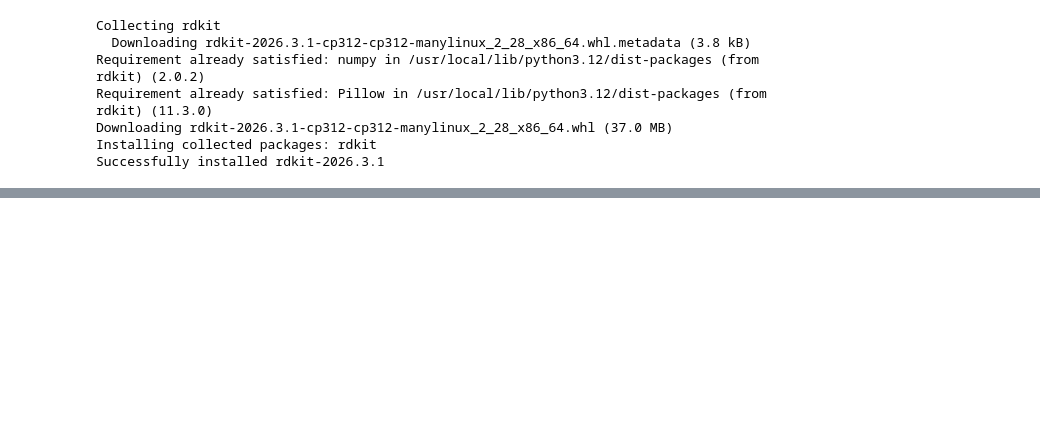
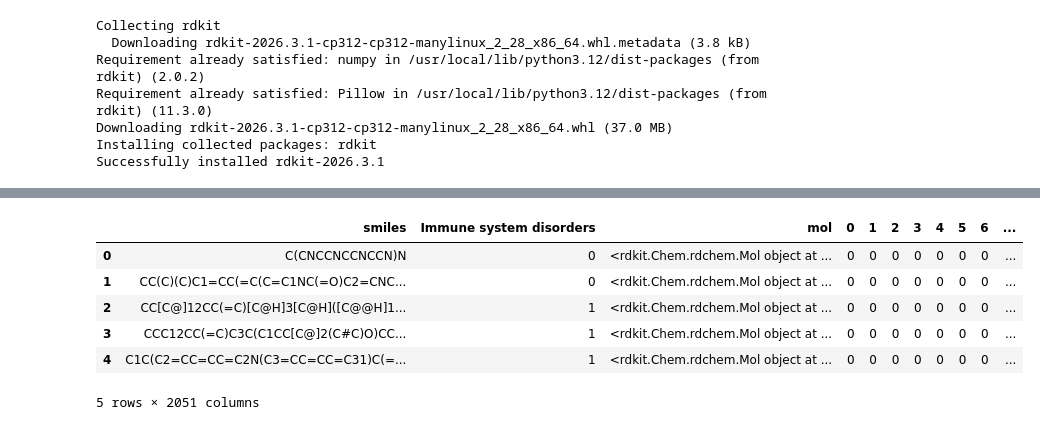
Before and after one commit to alyacipta/AI-Data-Projects, a Jupyter notebook: RDKIT-Python/Immune_System_LOA_Ensemble.ipynb, the cells around one changed output, grey strips where cells are left out. Drawn from its saved outputs; the diff is of its cells as text; code cells hidden in the pictures; blank space fills up the shorter version.

```diff
--- a/RDKIT-Python/Immune_System_LOA_Ensemble.ipynb
+++ b/RDKIT-Python/Immune_System_LOA_Ensemble.ipynb
@@ -23,0 +35,3 @@ m
+# %%
+print(df.columns)
+df = df[['smiles', 'Immune system disorders']]
@@ -23,0 +58,2 @@ m
+# %%
+df = df.dropna(subset=['smiles'])
@@ -23,0 +98,2 @@ m
+# %%
+df = df.dropna(subset=['mol'])
@@ -23,0 +122,10 @@ m
+# %%
+df_mf = []
+for mol in df['mol']:
+  mf_bitvector = AllChem.GetMorganFingerprintAsBitVect(mol, radius=1, nBits = 2048)
+  arr = np.zeros((0,), dtype=np.int8)
+  # convert the RDKit explicit vectors into numpy arrays
+  DataStructs.ConvertToNumpyArray(mf_bitvector,arr)
+  df_mf.append(arr)
+
+MF = pd.concat([df, pd.DataFrame(df_mf)], axis=1)
@@ -23,0 +150,10 @@ m
+# %%
+MF.head()
+# %% [output]
+|  | smiles | Immune system disorders | mol | 0 | 1 | 2 | 3 | 4 | 5 | 6 | ... |
+| 0 | C(CNCCNCCNCCN)N | 0 | <rdkit.Chem.rdchem.Mol object at ... | 0 | 0 | 0 | 0 | 0 | 0 | 0 | ... |
+| 1 | CC(C)(C)C1=CC(=C(C=C1NC(=O)C2=CNC... | 0 | <rdkit.Chem.rdchem.Mol object at ... | 0 | 0 | 0 | 0 | 0 | 0 | 0 | ... |
+| 2 | CC[C@]12CC(=C)[C@H]3[C@H]([C@@H]1... | 1 | <rdkit.Chem.rdchem.Mol object at ... | 0 | 0 | 0 | 0 | 0 | 0 | 0 | ... |
+| 3 | CCC12CC(=C)C3C(C1CC[C@]2(C#C)O)CC... | 1 | <rdkit.Chem.rdchem.Mol object at ... | 0 | 0 | 0 | 0 | 0 | 0 | 0 | ... |
+| 4 | C1C(C2=CC=CC=C2N(C3=CC=CC=C31)C(=... | 1 | <rdkit.Chem.rdchem.Mol object at ... | 0 | 0 | 0 | 0 | 0 | 0 | 0 | ... |
+5 rows × 2051 columns
```
Also changed, not shown: parts of 17 cells of this notebook.
